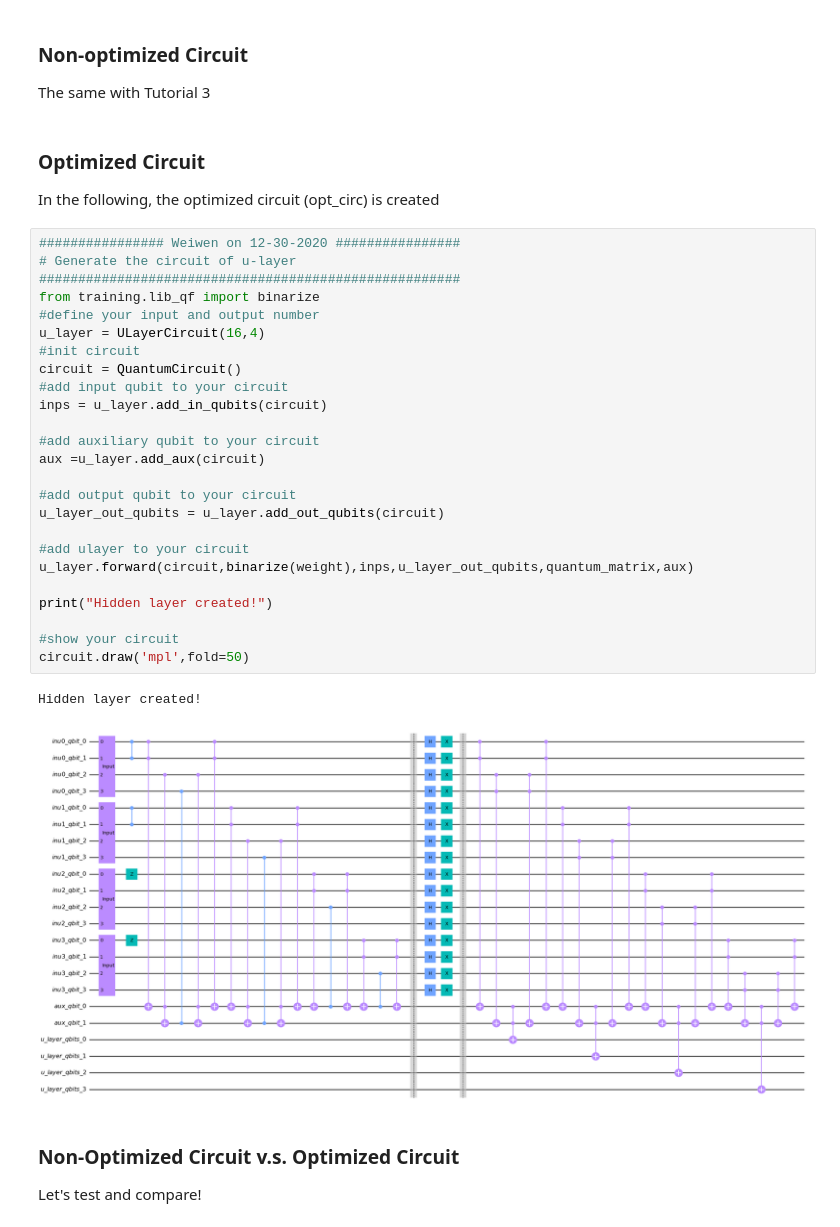
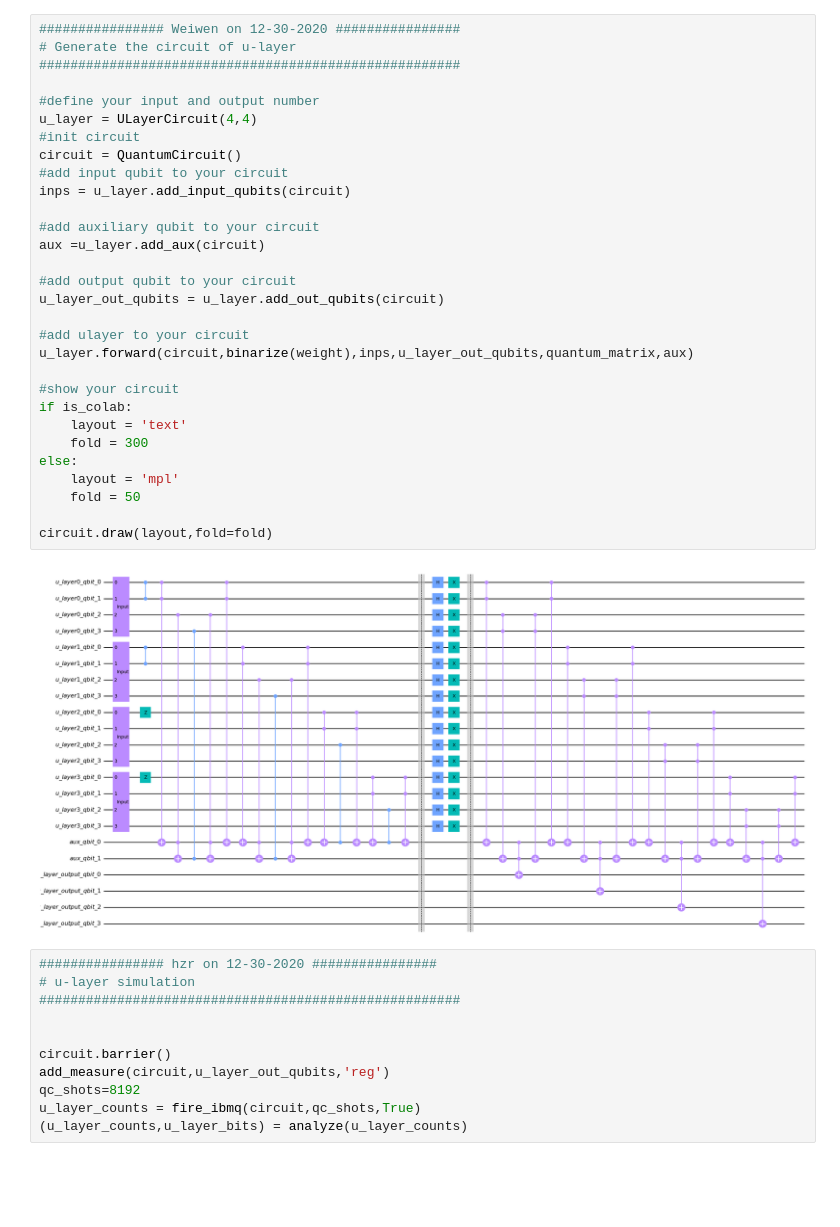
Before and after one commit to zlianghahaha/qc_mnist, a Jupyter notebook: VQC/UNet_VQC_train_test/circuit_u_v.ipynb, the cells around one changed output. Saved outputs shown, nothing was run; the diff lists cells and outputs as text; blank space fills up the shorter version.

```diff
--- a/VQC/UNet_VQC_train_test/circuit_u_v.ipynb
+++ b/VQC/UNet_VQC_train_test/circuit_u_v.ipynb
@@ -113,40 +99,43 @@ OrderedDict([('fc0.weight', tensor([[ 1.7893e+01,  1.3305e+01,  4.3118e+00,  7.3
-# %% [markdown]
-### Non-optimized Circuit
-
-The same with Tutorial 3
-# %% [markdown]
-### Optimized Circuit
-
-In the following, the optimized circuit (opt_circ) is created
 # %%
 ################ Weiwen on 12-30-2020 ################
 # Generate the circuit of u-layer
 ######################################################
-from training.lib_qf import binarize
+
 #define your input and output number
-u_layer = ULayerCircuit(16,4)
+u_layer = ULayerCircuit(4,4)
 #init circuit
 circuit = QuantumCircuit()
 #add input qubit to your circuit
-inps = u_layer.add_in_qubits(circuit)
+inps = u_layer.add_input_qubits(circuit)
 
 #add auxiliary qubit to your circuit
 aux =u_layer.add_aux(circuit)
 
 #add output qubit to your circuit
 u_layer_out_qubits = u_layer.add_out_qubits(circuit)
 
 #add ulayer to your circuit
 u_layer.forward(circuit,binarize(weight),inps,u_layer_out_qubits,quantum_matrix,aux)
 
-print("Hidden layer created!")
+#show your circuit
+if is_colab:
+    layout = 'text'
+    fold = 300
+else:
+    layout = 'mpl'
+    fold = 50
 
-#show your circuit
-circuit.draw('mpl',fold=50)
+circuit.draw(layout,fold=fold)
 # %% [output]
-Hidden layer created!
-[figure, old version]
+[figure, new version]
-# %% [markdown]
-### Non-Optimized Circuit v.s. Optimized Circuit
-
-Let's test and compare!
+# %%
+################ hzr on 12-30-2020 ################
+# u-layer simulation
+######################################################
+
+
+circuit.barrier()
+add_measure(circuit,u_layer_out_qubits,'reg')
+qc_shots=8192
+u_layer_counts = fire_ibmq(circuit,qc_shots,True)
+(u_layer_counts,u_layer_bits) = analyze(u_layer_counts)
```
Also changed, not shown: parts of 11 cells of this notebook, 21 other files.
